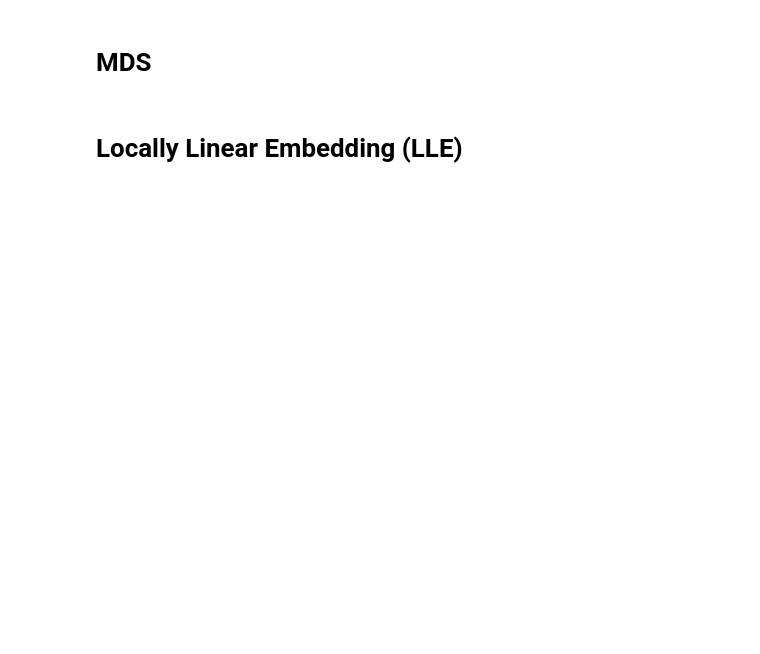
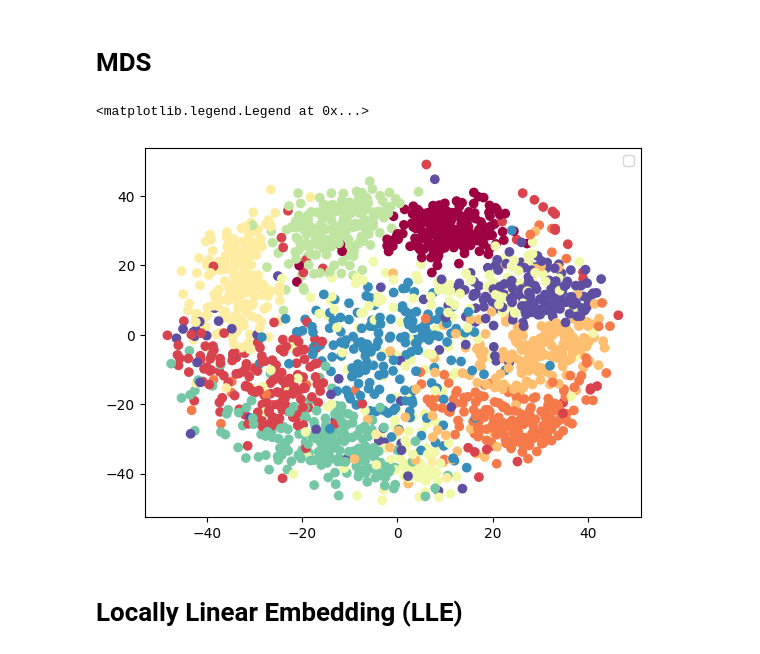
Before and after one commit to Jashan-jj/Machine-learning, a Jupyter notebook: Manifold Learning Techniques/Non_linear_dim_reduction.ipynb, the cells around one changed output. Drawn from its saved outputs; the diff is of its cells as text; code cells hidden in the pictures; blank space fills up the shorter version.

```diff
--- a/Manifold Learning Techniques/Non_linear_dim_reduction.ipynb
+++ b/Manifold Learning Techniques/Non_linear_dim_reduction.ipynb
@@ -55,4 +73,12 @@ plt.scatter(x_iso[:,0], x_iso[:,1], c=t, cmap=plt.cm.Spectral)
 # %% [markdown]
 # MDS
+# %%
+from sklearn.manifold import MDS
+mds= MDS(n_components= 2)
+x_mds= mds.fit_transform(X)
+plt.scatter(x_mds[:,0], x_mds[:,1], c=y, cmap= 'Spectral')
+# %% [output]
+<matplotlib.legend.Legend at 0x...>
+[figure, added]
 # %% [markdown]
 # Locally Linear Embedding (LLE)
```
Also changed, not shown: parts of 9 cells of this notebook.
